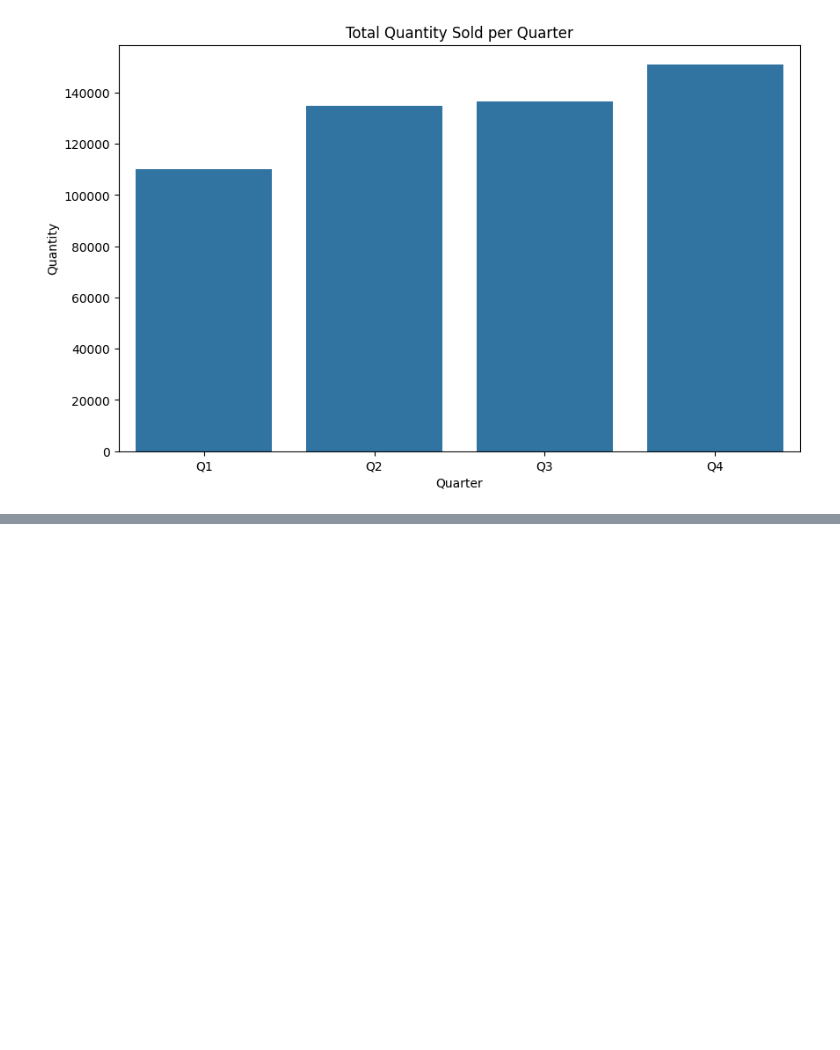
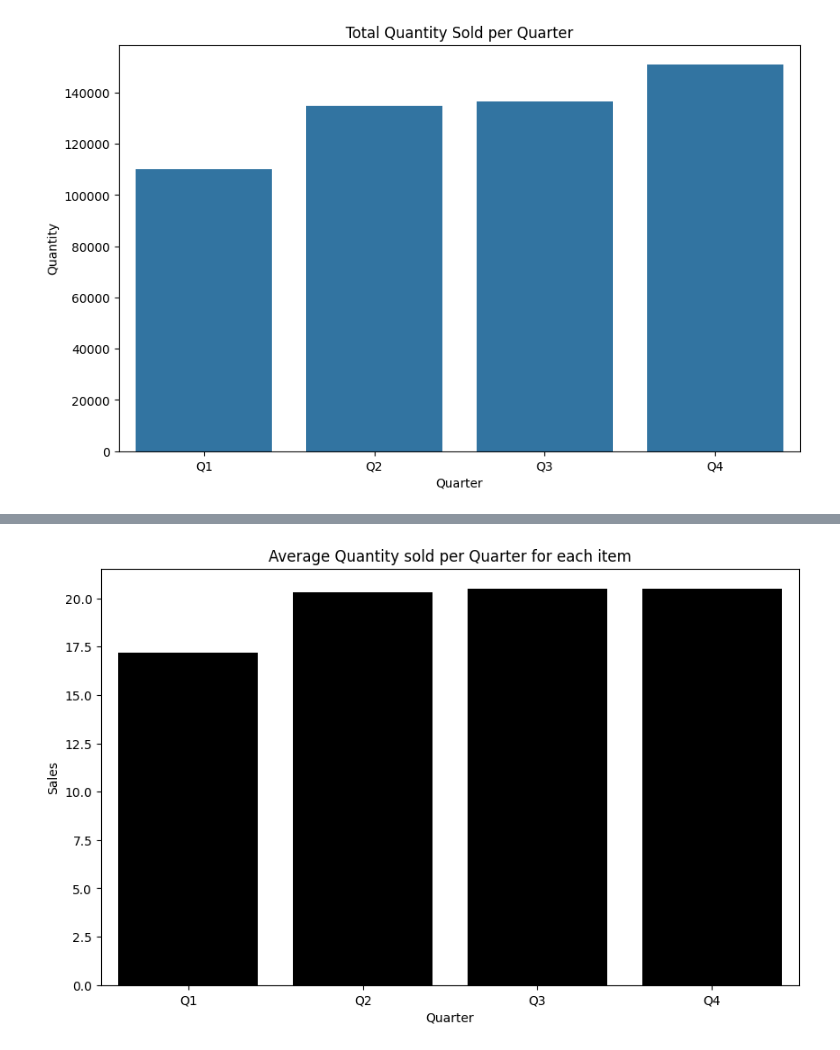
Before and after one commit to alexkardan/ABS-Visualizations, a Jupyter notebook: ABS_Weekly_data.ipynb, the cells around one changed output, grey strips where cells are left out. Saved outputs shown, nothing was run; the diff lists cells and outputs as text; code cells hidden in the pictures; blank space fills up the shorter version.

```diff
--- a/ABS_Weekly_data.ipynb
+++ b/ABS_Weekly_data.ipynb
@@ -212,6 +212,17 @@ fig.show()
 quarterly_sales = melted_sales_data.groupby(['Description', 'Quarter'])['Quantity Total'].sum().reset_index()
 
 quarterly_sales["Quarter Velocity"] = quarterly_sales["Quantity Total"]/52
+# %%
+quarterly_sales = melted_sales_data.groupby(['Description', 'Quarter'])['Quantity Total'].mean().reset_index()
+
+plt.figure(figsize=(10, 6))
+sns.barplot(x='Quarter', y='Quantity Total', color = 'black', data=quarterly_sales, errorbar=None)
+plt.title('Average Quantity sold per Quarter for each item')
+plt.xlabel('Quarter')
+plt.ylabel('Sales')
+plt.show()
+# %% [output]
+[figure, added]
 # %%
 quarterly_sales = melted_sales_data.groupby(['Description', 'Quarter'])['Quantity Total'].mean().reset_index()
 
```
Also changed, not shown: parts of 7 cells of this notebook.
